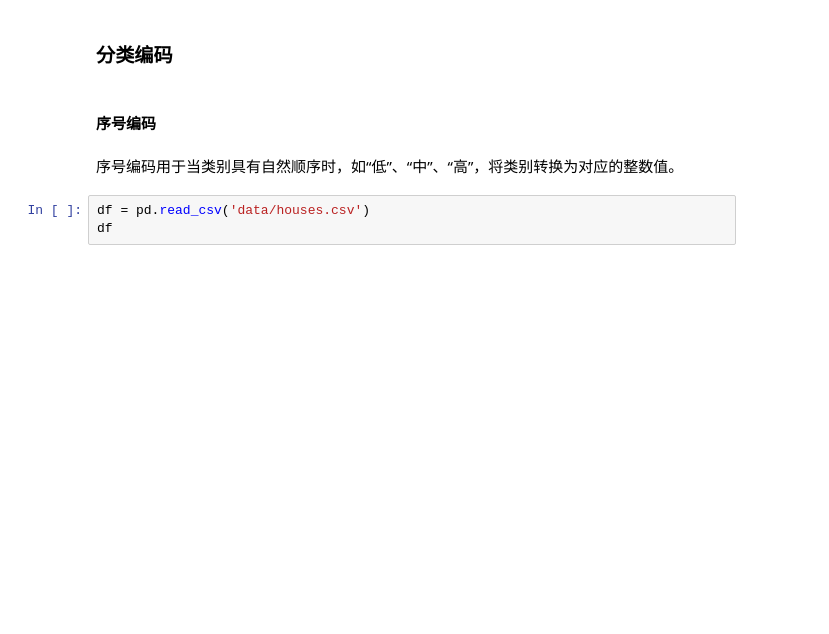
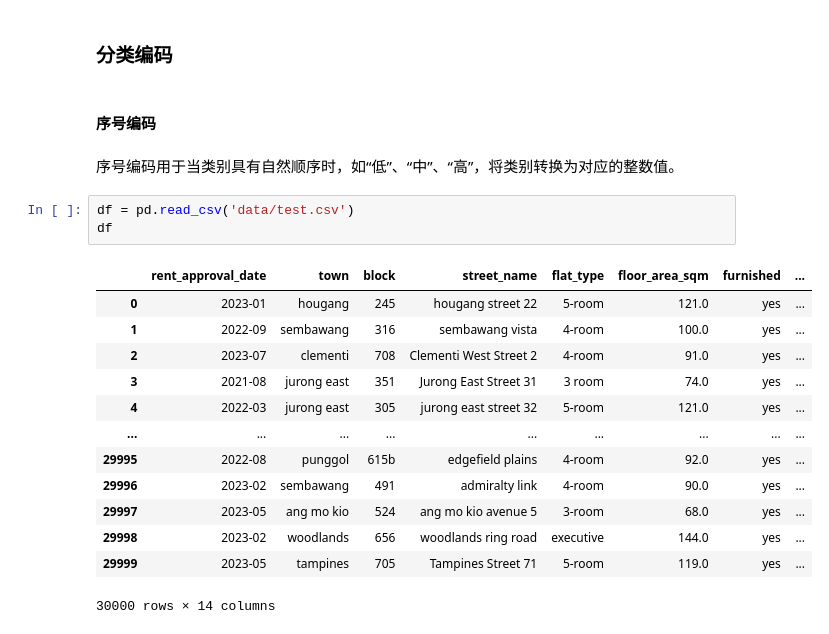
Before and after one commit to xdai02/Data_Analysis, a Jupyter notebook: 第5章 机器学习/2. 预处理/预处理.ipynb, the cells around one changed output. Saved outputs shown, nothing was run; the diff lists cells and outputs as text; blank space fills up the shorter version.

```diff
--- a/第5章 机器学习/2. 预处理/预处理.ipynb
+++ b/第5章 机器学习/2. 预处理/预处理.ipynb
@@ -270,8 +270,22 @@ df
 # %% [markdown]
 序号编码用于当类别具有自然顺序时，如“低”、“中”、“高”，将类别转换为对应的整数值。
 # %%
-df = pd.read_csv('data/houses.csv')
+df = pd.read_csv('data/test.csv')
 df
+# %% [output]
+|  | rent_approval_date | town | block | street_name | flat_type | floor_area_sqm | furnished | ... |
+| 0 | 2023-01 | hougang | 245 | hougang street 22 | 5-room | 121.0 | yes | ... |
+| 1 | 2022-09 | sembawang | 316 | sembawang vista | 4-room | 100.0 | yes | ... |
+| 2 | 2023-07 | clementi | 708 | Clementi West Street 2 | 4-room | 91.0 | yes | ... |
+| 3 | 2021-08 | jurong east | 351 | Jurong East Street 31 | 3 room | 74.0 | yes | ... |
+| 4 | 2022-03 | jurong east | 305 | jurong east street 32 | 5-room | 121.0 | yes | ... |
+| ... | ... | ... | ... | ... | ... | ... | ... | ... |
+| 29995 | 2022-08 | punggol | 615b | edgefield plains | 4-room | 92.0 | yes | ... |
+| 29996 | 2023-02 | sembawang | 491 | admiralty link | 4-room | 90.0 | yes | ... |
+| 29997 | 2023-05 | ang mo kio | 524 | ang mo kio avenue 5 | 3-room | 68.0 | yes | ... |
+| 29998 | 2023-02 | woodlands | 656 | woodlands ring road | executive | 144.0 | yes | ... |
+| 29999 | 2023-05 | tampines | 705 | Tampines Street 71 | 5-room | 119.0 | yes | ... |
+30000 rows × 14 columns
 # %%
 df.drop(['town', 'block', 'street_name', 'lease_commence_date'], axis=1, inplace=True)
 df
```
Also changed, not shown: parts of 4 cells of this notebook, 17 other files.
